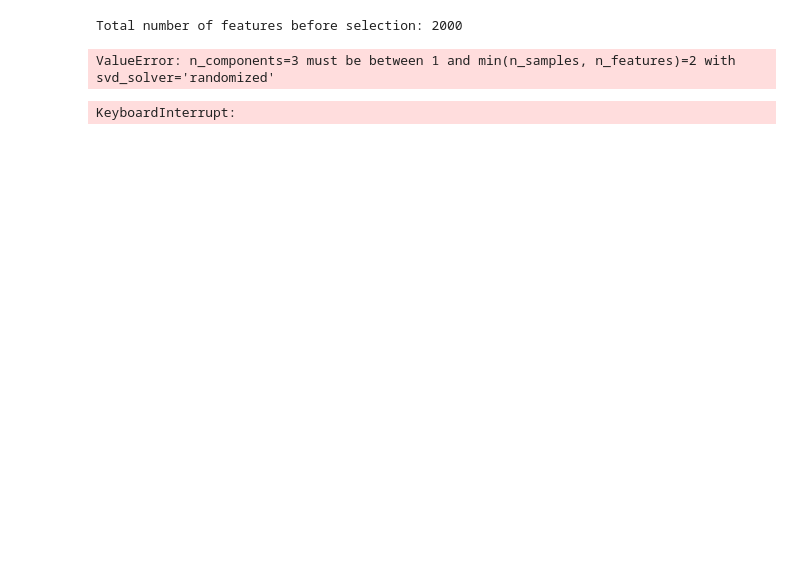
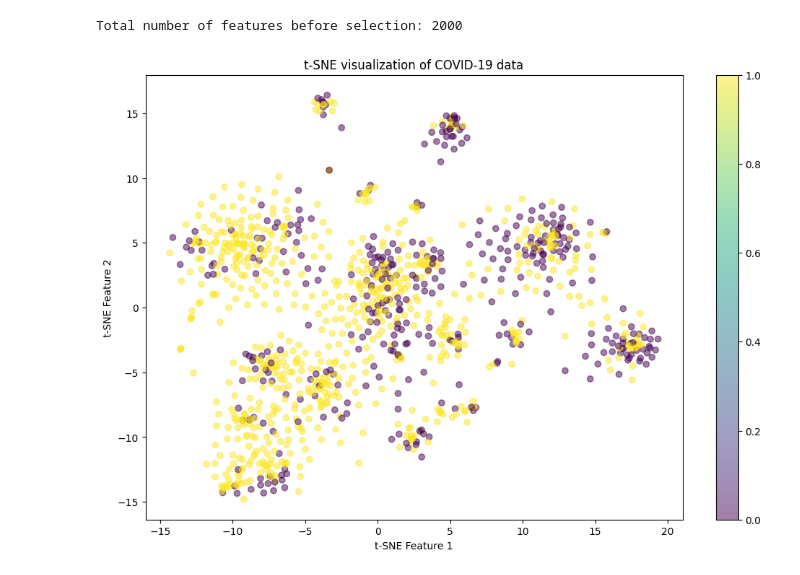
Before and after one commit to atifquamar07/Supervised-Learning-for-Predicting-COVID-19, a Jupyter notebook: tsne.ipynb, the cells around one changed output. Cells and saved outputs as stored; diff of their text form; code cells hidden in the pictures; blank space fills up the shorter version.

```diff
--- a/tsne.ipynb
+++ b/tsne.ipynb
@@ -10,11 +10,11 @@ from sklearn.metrics import accuracy_score, precision_score, recall_score, f1_sc
 import matplotlib.pyplot as plt
 from sklearn.manifold import TSNE
 # %%
-data = pd.read_csv('training_dataset/training_raw_300mb.csv')
+# data = pd.read_csv('training_dataset/training_raw_300mb.csv')
 # data = pd.read_csv('training_dataset/raw_scores_pvallog.csv')
 # data = pd.read_csv('training_dataset/ionocyte_raw_dataset.csv')
 # data = pd.read_csv('training_dataset/ionocyte_scores_pvallog.csv')
-# data = pd.read_csv('training_dataset/ionocyte_scores_pvallog.csv')
+data = pd.read_csv('training_dataset/raw_dataset.csv')
 # %%
 # Prepare the feature matrix and target vector
 # X = data.drop(['NAME', 'disease_ontology_label', 'group'], axis=1)
@@ -70,40 +32,15 @@ X_train, X_test, y_train, y_test = train_test_split(X, y, test_size=0.00000001,
 # %%
 # Applying t-SNE to reduce dimensionality for visualization
-tsne = TSNE(n_components=3, random_state=42)
+tsne = TSNE(n_components=2, random_state=42)
 X = tsne.fit_transform(X)
 
 # Visualize the results of t-SNE
 plt.figure(figsize=(12, 8))
 plt.scatter(X[:, 0], X[:, 1], c=y, cmap='viridis', alpha=0.5)
 plt.colorbar()
 plt.title('t-SNE visualization of COVID-19 data')
 plt.xlabel('t-SNE Feature 1')
 plt.ylabel('t-SNE Feature 2')
 plt.show()
 # %% [output]
-ValueError: n_components=3 must be between 1 and min(n_samples, n_features)=2 with svd_solver='randomized'
+[figure, added]
-# %%
-# Train the Random Forest classifier
-rf_classifier = RandomForestClassifier(n_estimators=100, random_state=42, max_depth = 20)
-rf_classifier.fit(X_train, y_train)
-
-# Predict on the test set
-y_pred = rf_classifier.predict(X_test)
-
-# Evaluate the model
-accuracy = accuracy_score(y_test, y_pred)
-precision = precision_score(y_test, y_pred, average='macro')
-recall = recall_score(y_test, y_pred, average='macro')
-f1 = f1_score(y_test, y_pred, average='macro')
-
-print("--------------------------------------------------")
-print("Random Forest Classifier Results")
-print("--------------------------------------------------")
-print(f"Accuracy: {accuracy}")
-print(f"Precision: {precision}")
-print(f"Recall: {recall}")
-print(f"F1 Score: {f1}")
-
-print(classification_report(y_test, y_pred))
-# %% [output]
-KeyboardInterrupt:
```
Also changed, not shown: parts of 3 cells of this notebook, 2 other files.
